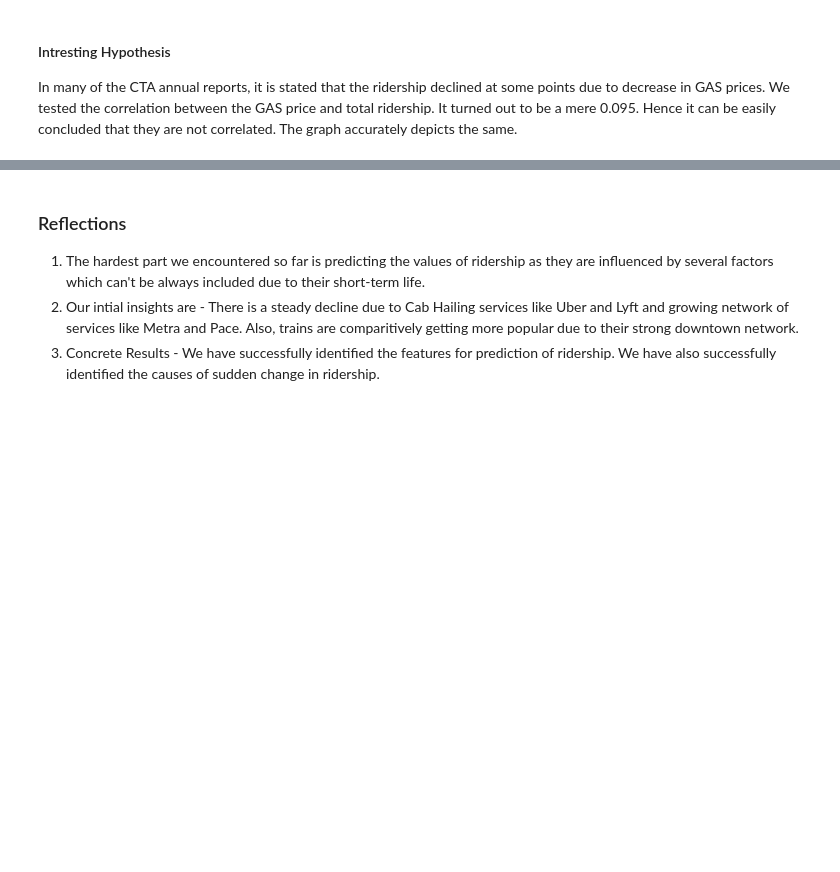
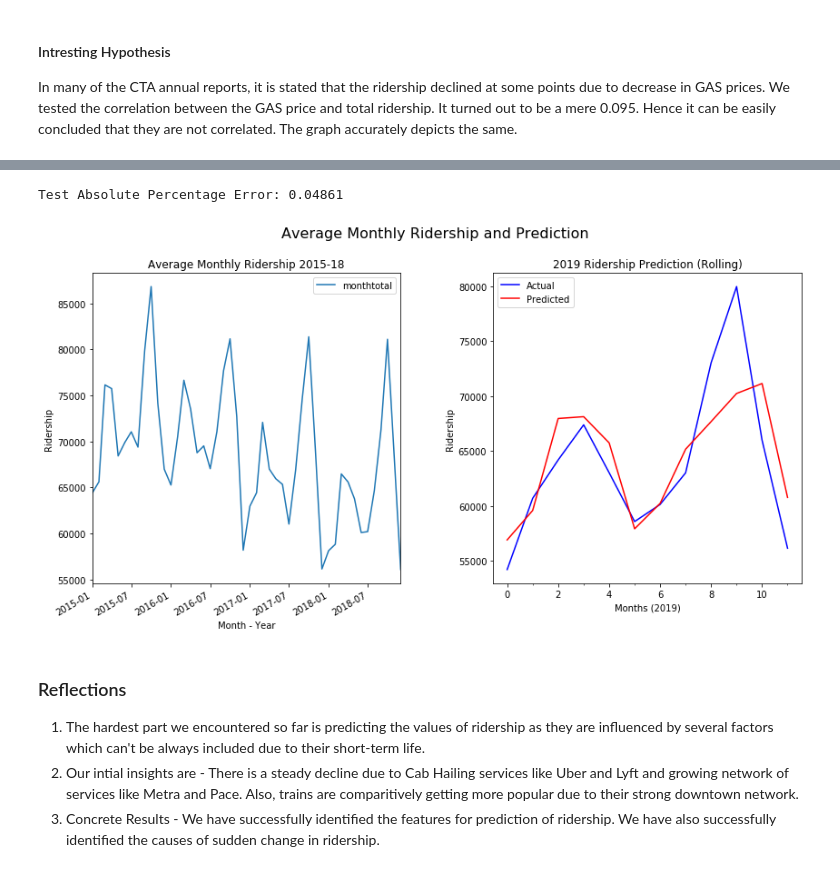
Before and after one commit to uic-cs418/python_demons, a Jupyter notebook: Progressreport.ipynb, the cells around one changed output, grey strips where cells are left out. Drawn from its saved outputs; the diff is of its cells as text; code cells hidden in the pictures; blank space fills up the shorter version.

```diff
--- a/Progressreport.ipynb
+++ b/Progressreport.ipynb
@@ -77,3 +89,8 @@ We used 18 layers of LAG and 100 Epoche to find the prediction for the Ridership
+# %%
+ARIMA.train_prediction() # For TRAIN STATION RIDERSHIP
+# %% [output]
+Test Absolute Percentage Error: 0.04861
+[figure, added]
 # %% [markdown]
 ### Reflections
 1) The hardest part we encountered so far is predicting the values of ridership as they are influenced by several factors which can't be always included due to their short-term life.
```
Also changed, not shown: parts of 4 cells of this notebook.
